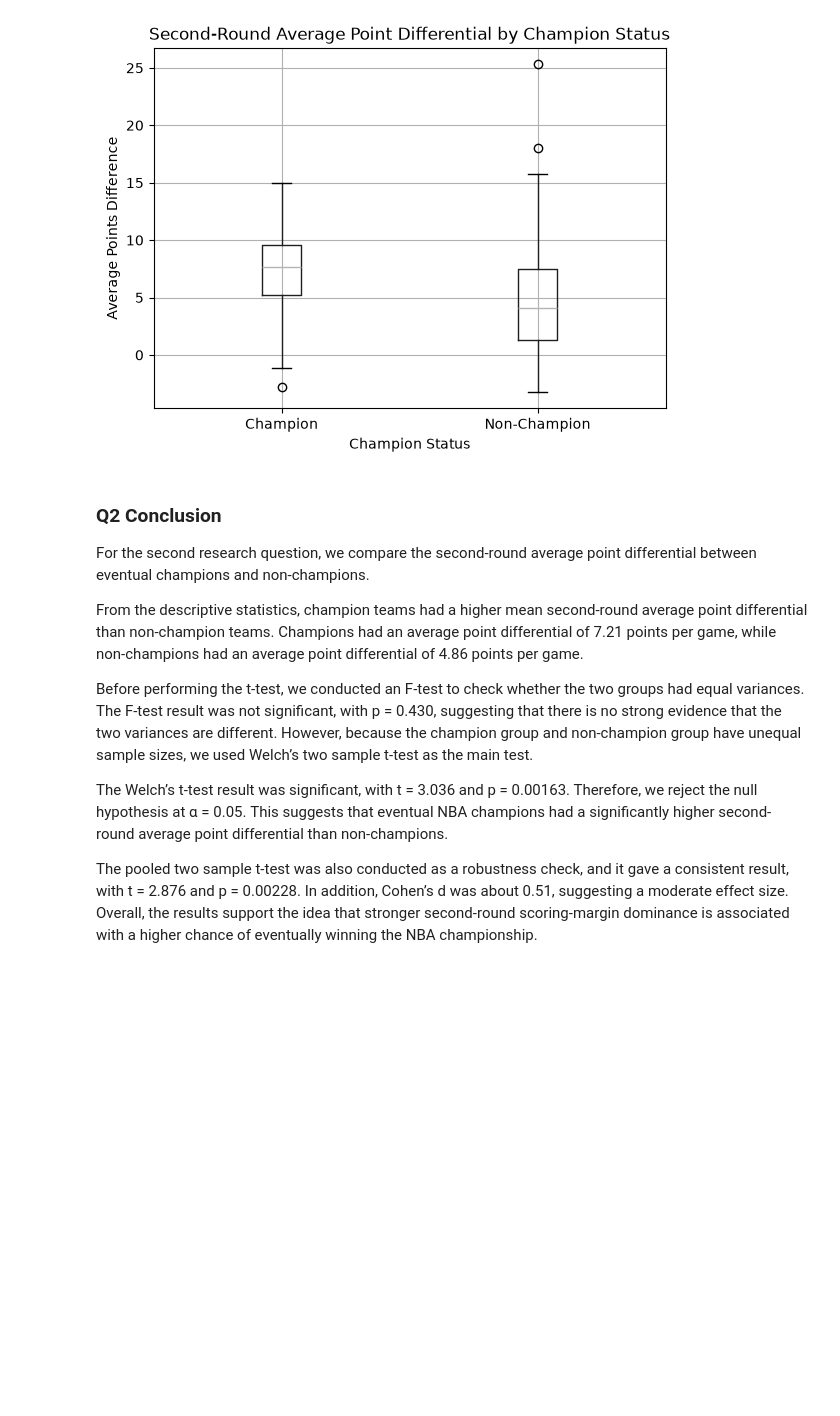
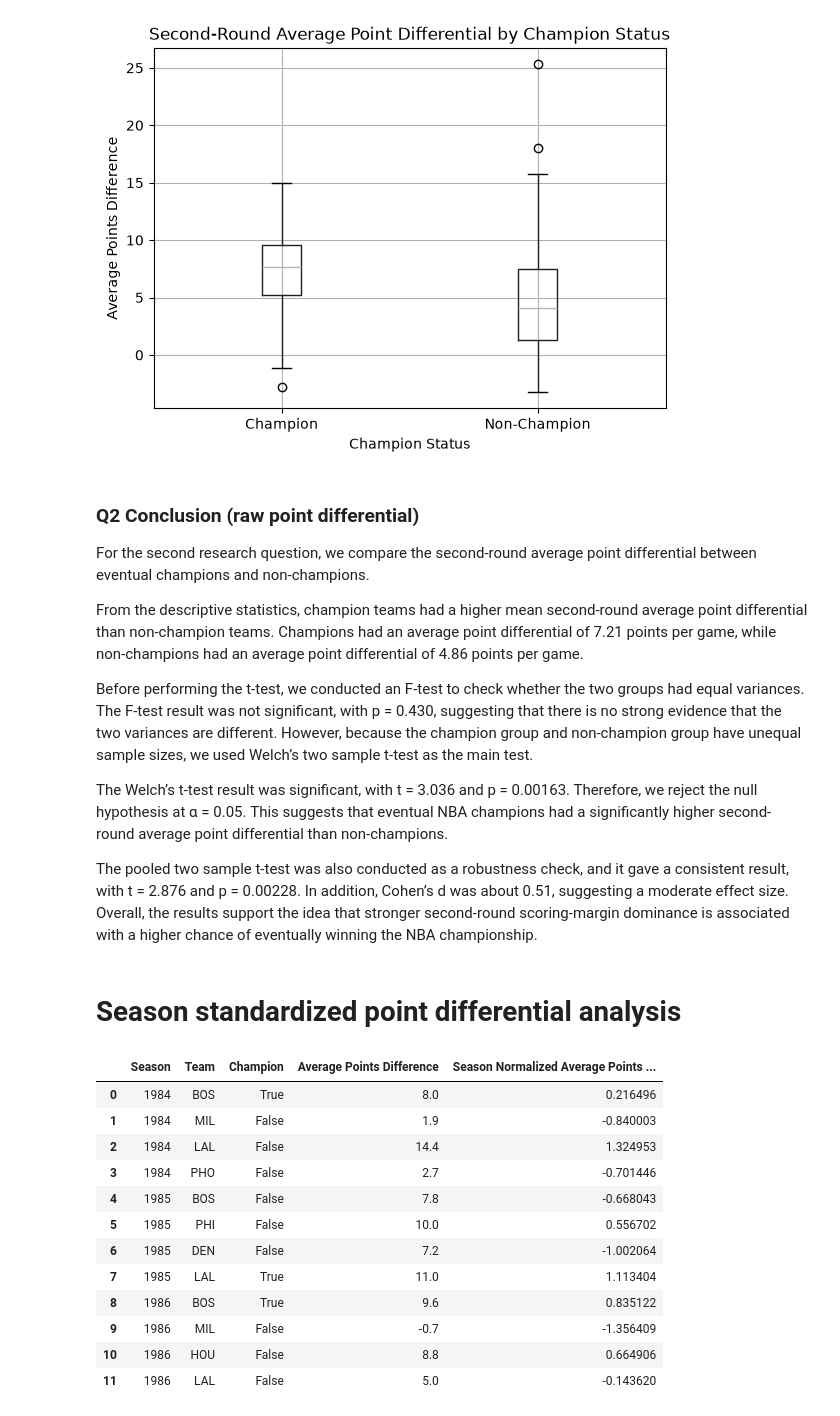
Before and after one commit to GalahadJr-1214/2026-Statistics-Final-Project, a Jupyter notebook: Final Project/champ_stats_diff.ipynb, the cells around one changed output. Drawn from its saved outputs; the diff is of its cells as text; code cells hidden in the pictures; blank space fills up the shorter version.

```diff
--- a/Final Project/champ_stats_diff.ipynb
+++ b/Final Project/champ_stats_diff.ipynb
@@ -228,7 +230,7 @@ plt.show()
 <Figure size 700x500 with 0 Axes>
 [figure]
 # %% [markdown]
-### Q2 Conclusion
+### Q2 Conclusion (raw point differential)
 
 For the second research question, we compare the second-round average point differential between eventual champions and non-champions.
 
@@ -239,3 +241,32 @@ Before performing the t-test, we conducted an F-test to check whether the two gr
 The Welch’s t-test result was significant, with t = 3.036 and p = 0.00163. Therefore, we reject the null hypothesis at α = 0.05. This suggests that eventual NBA champions had a significantly higher second-round average point differential than non-champions.
 
 The pooled two sample t-test was also conducted as a robustness check, and it gave a consistent result, with t = 2.876 and p = 0.00228. In addition, Cohen’s d was about 0.51, suggesting a moderate effect size. Overall, the results support the idea that stronger second-round scoring-margin dominance is associated with a higher chance of eventually winning the NBA championship.
+# %% [markdown]
+# Season standardized point differential analysis
+# %%
+# Season-normalized average point differential
+data["Season Normalized Average Points Difference"] = data.groupby("Season")["Average Points Difference"].transform(
+    lambda x: (x - x.mean()) / x.std(ddof=1)
+)
+
+data[[
+    "Season",
+    "Team",
+    "Champion",
+    "Average Points Difference",
+    "Season Normalized Average Points Difference"
+]].head(12)
+# %% [output]
+|  | Season | Team | Champion | Average Points Difference | Season Normalized Average Points ... |
+| 0 | 1984 | BOS | True | 8.0 | 0.216496 |
+| 1 | 1984 | MIL | False | 1.9 | -0.840003 |
+| 2 | 1984 | LAL | False | 14.4 | 1.324953 |
+| 3 | 1984 | PHO | False | 2.7 | -0.701446 |
+| 4 | 1985 | BOS | False | 7.8 | -0.668043 |
+| 5 | 1985 | PHI | False | 10.0 | 0.556702 |
+| 6 | 1985 | DEN | False | 7.2 | -1.002064 |
+| 7 | 1985 | LAL | True | 11.0 | 1.113404 |
+| 8 | 1986 | BOS | True | 9.6 | 0.835122 |
+| 9 | 1986 | MIL | False | -0.7 | -1.356409 |
+| 10 | 1986 | HOU | False | 8.8 | 0.664906 |
+| 11 | 1986 | LAL | False | 5.0 | -0.143620 |
```
Also changed, not shown: parts of 17 cells of this notebook.
